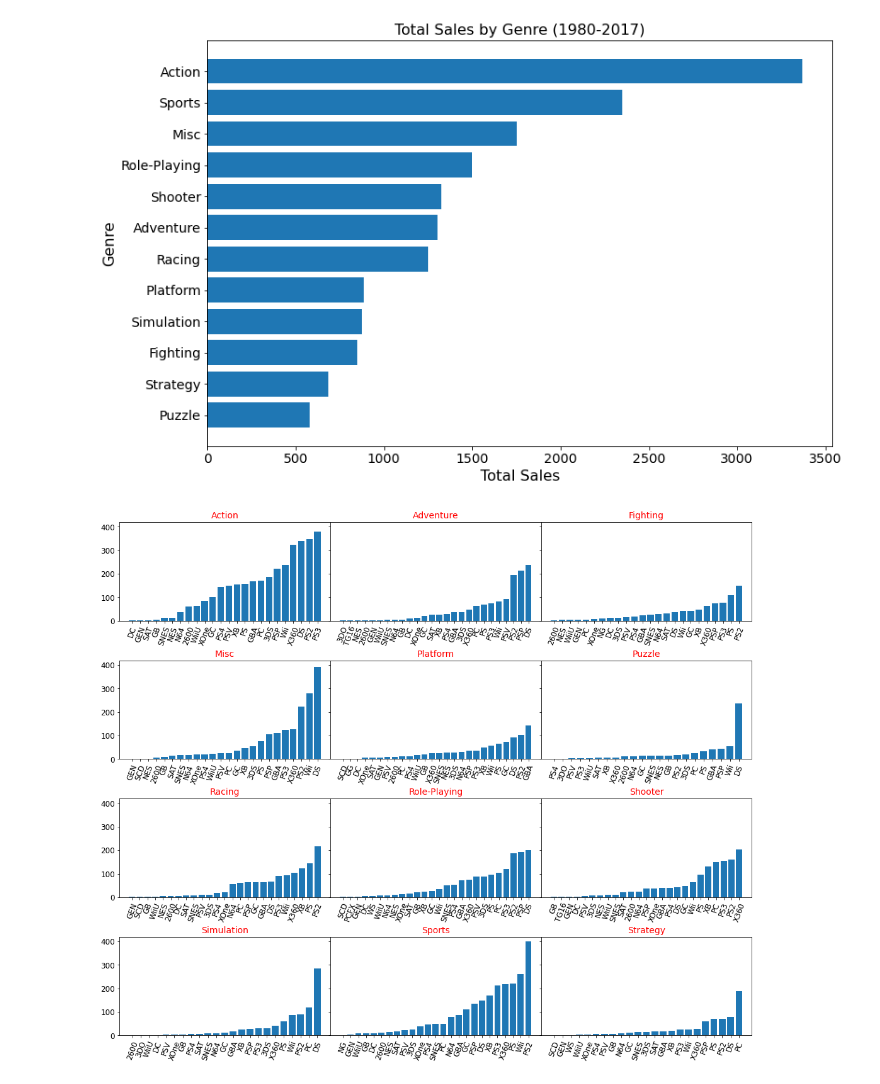
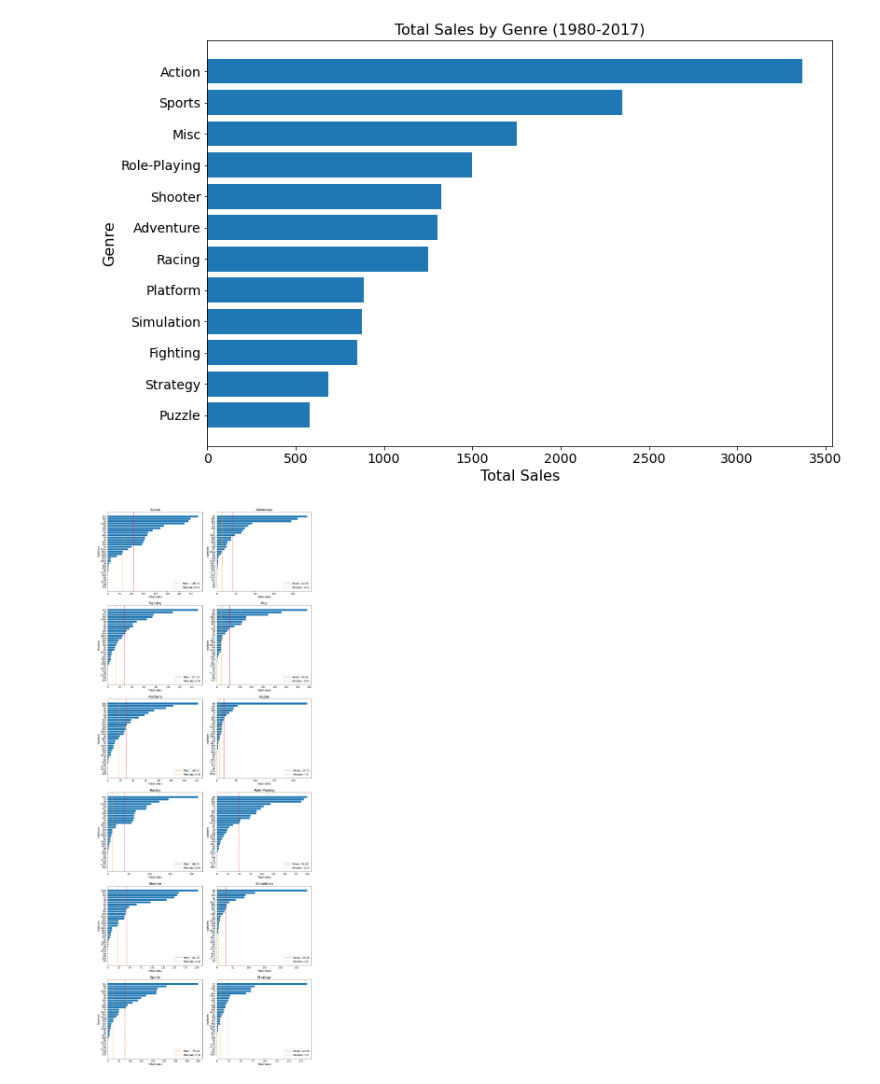
Before and after one commit to fvea/exploratory-data-analysis-video-games-sales, a Jupyter notebook: EDA on Video Games Sales.ipynb, the cells around one changed output. Drawn from its saved outputs; the diff is of its cells as text; code cells hidden in the pictures.

Commit message:
Total Sales by Genre and Platform Added

```diff
--- a/EDA on Video Games Sales.ipynb
+++ b/EDA on Video Games Sales.ipynb
@@ -83,7 +94,7 @@ def get_modal_platform(year_range):
     year_range_record = vg_sales[vg_sales.Year_of_Release.isin(year_range)]
     return year_range_record['Platform'].value_counts().index[:5]
 
-fig, ax = plt.subplots(figsize=(10,8))
+fig, ax = plt.subplots(figsize=(12,10))
 start, end = 1980, 1985
 for i in range(10):
     modal_platform = ', '.join(get_modal_platform(range(start, end)))
@@ -127,19 +138,23 @@ ax.tick_params(axis='y', labelsize=14)
 # %% [output]
 [figure]
 # %%
-res = pd.crosstab(vg_sales['Genre'], vg_sales['Platform'])
-fig, axes = plt.subplots(4, 3, figsize=(18, 15), sharey=True)
+res = pd.crosstab(vg_sales['Platform'], vg_sales['Genre'])
+fig, axes = plt.subplots(6, 2, figsize=(20, 55))
 col = 0
-width = 0.35
-for i in range(4):
-    for j in range(3):
-        genre_rec = res.iloc[col, :].sort_values().replace(0, np.nan)
-        genre_rec = genre_rec.dropna()
-        axes[i, j].bar(genre_rec.index, genre_rec.values)
-        axes[i, j].set_title(genre_rec.name, fontsize=14, color='red')
-        axes[i, j].tick_params(axis='x', labelsize=12, rotation=70)
+for i in range(6):
+    for j in range(2):
+        rec = res.iloc[:, col].sort_values()
+        group_mean, group_median = rec.mean(), rec.median()
+        axes[i, j].barh(rec.index, rec.values)
+        axes[i, j].axvline(group_mean, ls='--', color='red', label=f'Mean: {round(group_mean, 2)}')
+        axes[i, j].axvline(group_median, ls='--', color='orange', label=f'Median: {round(group_median, 2)}')
+        axes[i, j].set_title(rec.name, fontsize=18)
+        axes[i, j].set_xlabel('Total Sales', fontsize=14)
+        axes[i, j].set_ylabel('Platform', fontsize=14)
+        axes[i, j].tick_params(axis='x', labelsize=12)
         axes[i, j].tick_params(axis='y', labelsize=12)
+        axes[i, j].legend(fontsize='x-large')
         col += 1
-fig.subplots_adjust(hspace=0.4, wspace=0)
+fig.subplots_adjust(hspace=0.18, wspace=0.15)
 # %% [output]
-[figure, old version]
+[figure, new version]
```
Also changed, not shown: parts of 3 cells of this notebook.
